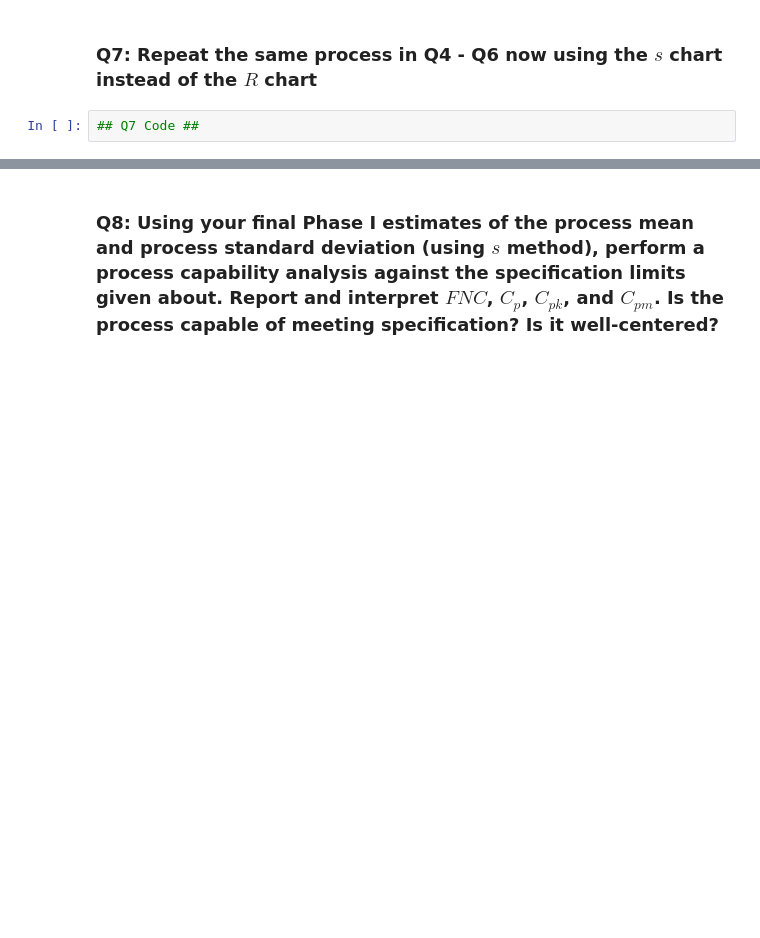
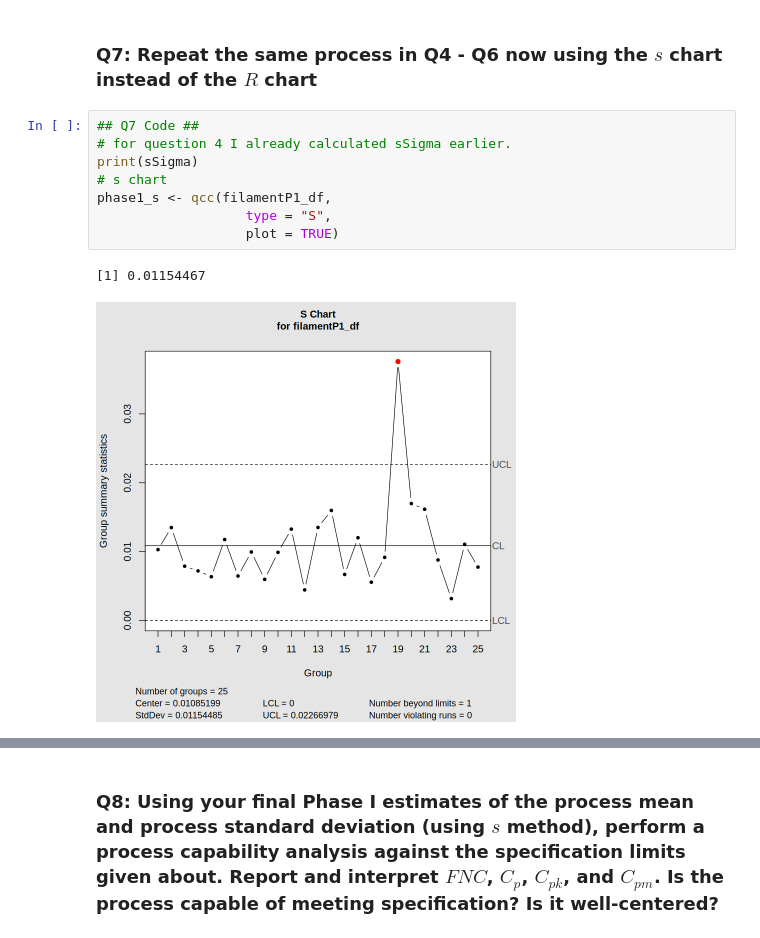
Before and after one commit to tchoud227/STAT-7110-Quality-Control, a Jupyter notebook: Assignments/HW1/STAT-7110-HW1.ipynb, the cells around one changed output, grey strips where cells are left out. Drawn from its saved outputs; the diff is of its cells as text; blank space fills up the shorter version.

```diff
--- a/Assignments/HW1/STAT-7110-HW1.ipynb
+++ b/Assignments/HW1/STAT-7110-HW1.ipynb
@@ -161,3 +185,12 @@ phase1_xbar <- qcc(filamentP1_df,
 ### Q7: Repeat the same process in Q4 - Q6 now using the $s$ chart instead of the $R$ chart
 # %%
 ## Q7 Code ##
+# for question 4 I already calculated sSigma earlier.
+print(sSigma)
+# s chart
+phase1_s <- qcc(filamentP1_df,
+                   type = "S",
+                   plot = TRUE)
+# %% [output]
+[1] 0.01154467
+[figure, added]
```
Also changed, not shown: parts of 13 cells of this notebook.
